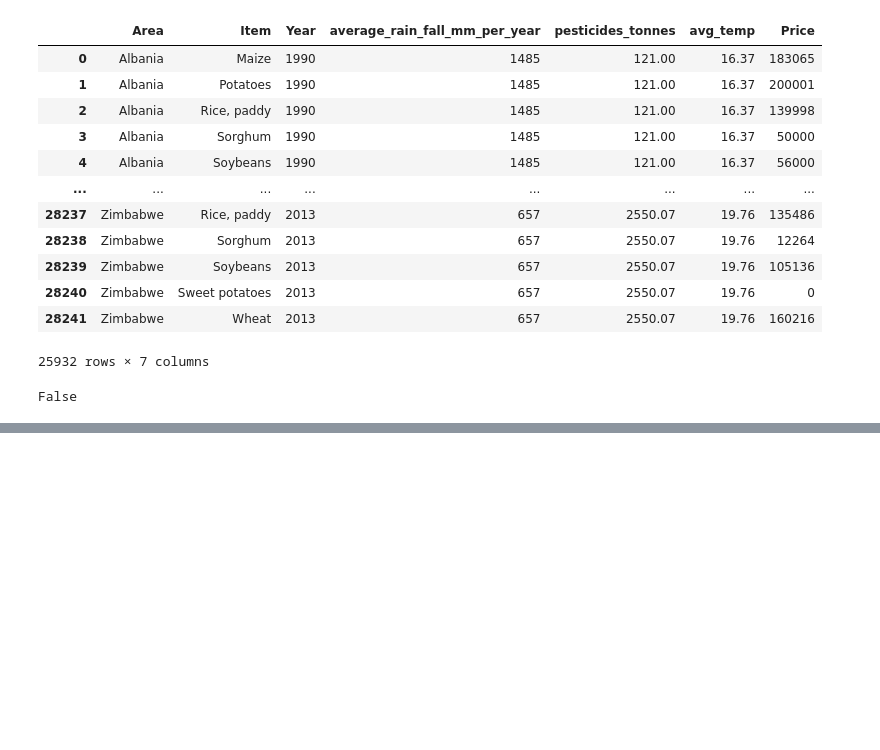
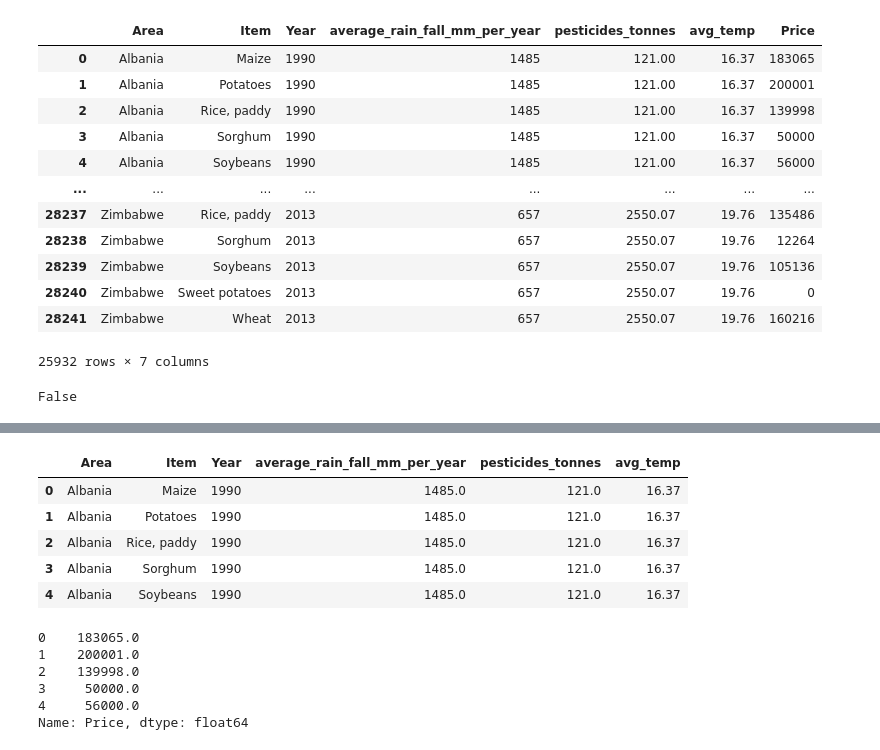
Before and after one commit to 18sharath/Crop-yield-predictor-Machine-learning-Project, a Jupyter notebook: crop_price_predictor.ipynb, the cells around one changed output, grey strips where cells are left out. Saved outputs shown, nothing was run; the diff lists cells and outputs as text; code cells hidden in the pictures; blank space fills up the shorter version.

```diff
--- a/crop_price_predictor.ipynb
+++ b/crop_price_predictor.ipynb
@@ -112,0 +124,3 @@ False
+# %%
+X=df.drop(columns='Price',axis=1)
+y=df['Price']
@@ -112,0 +130,18 @@ False
+# %%
+X.head()
+# %% [output]
+|  | Area | Item | Year | average_rain_fall_mm_per_year | pesticides_tonnes | avg_temp |
+| 0 | Albania | Maize | 1990 | 1485.0 | 121.0 | 16.37 |
+| 1 | Albania | Potatoes | 1990 | 1485.0 | 121.0 | 16.37 |
+| 2 | Albania | Rice, paddy | 1990 | 1485.0 | 121.0 | 16.37 |
+| 3 | Albania | Sorghum | 1990 | 1485.0 | 121.0 | 16.37 |
+| 4 | Albania | Soybeans | 1990 | 1485.0 | 121.0 | 16.37 |
+# %%
+y.head()
+# %% [output]
+0    183065.0
+1    200001.0
+2    139998.0
+3     50000.0
+4     56000.0
+Name: Price, dtype: float64
```
Also changed, not shown: parts of 9 cells of this notebook, 2 other files.
